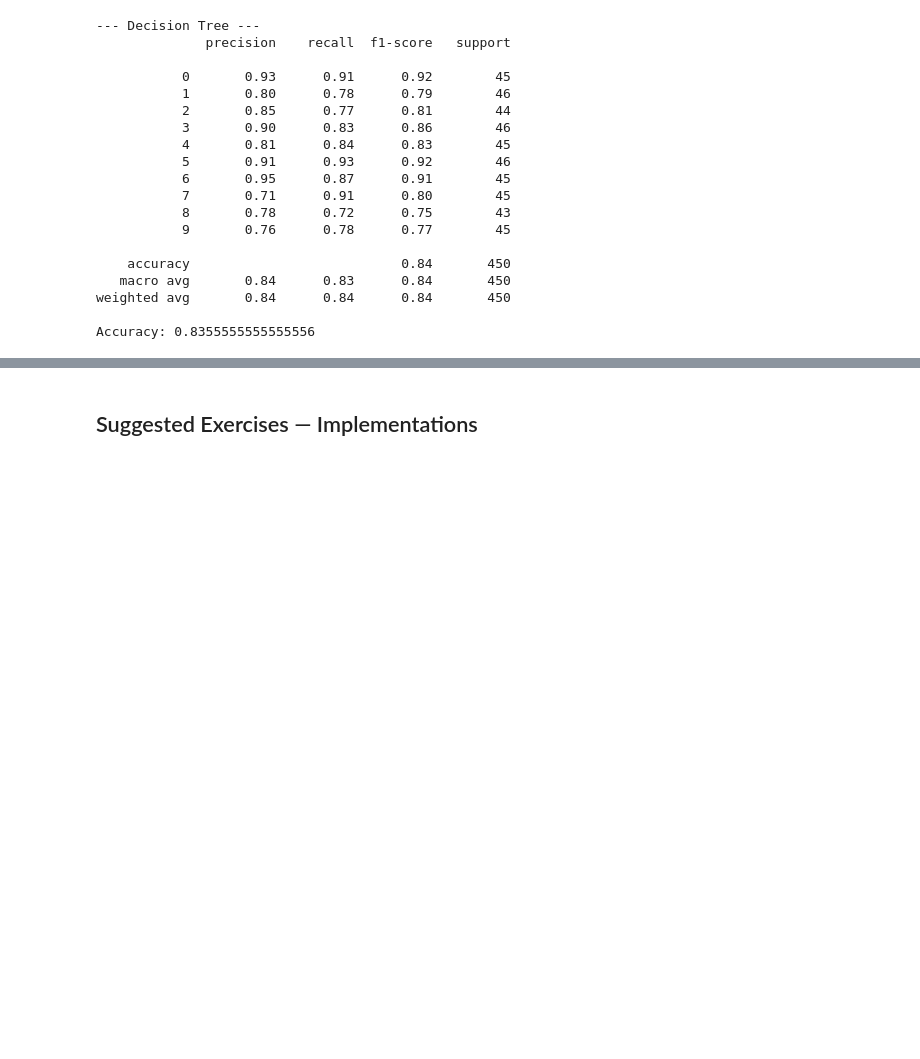
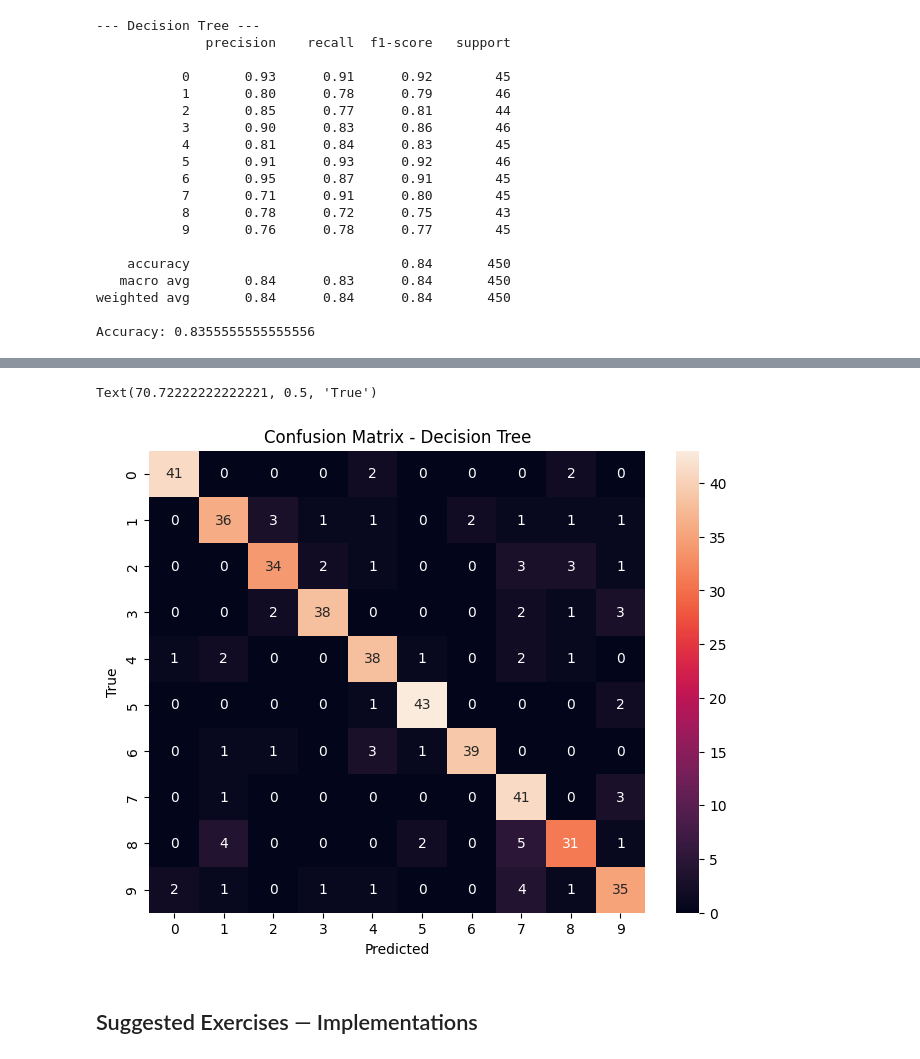
Before and after one commit to TigistW/Computer-Vision-MSc-Tasks, a Jupyter notebook: notebooks/lab-8-part-two.ipynb, the cells around one changed output, grey strips where cells are left out. Drawn from its saved outputs; the diff is of its cells as text; code cells hidden in the pictures; blank space fills up the shorter version.

```diff
--- a/notebooks/lab-8-part-two.ipynb
+++ b/notebooks/lab-8-part-two.ipynb
@@ -157,3 +172,13 @@ Models saved: knn_digits.joblib, svm_digits.joblib, dtree_digits.joblib, scaler.
+# %%
+# 7. Confusion matrices
+plt.figure(figsize=(8,6))
+sns.heatmap(cm_tree, annot=True, fmt='d')
+plt.title('Confusion Matrix - Decision Tree')
+plt.xlabel('Predicted')
+plt.ylabel('True')
+# %% [output]
+Text(70.72222222222221, 0.5, 'True')
+[figure, added]
 # %% [markdown]
 ## Suggested Exercises — Implementations
 # %%
```
Also changed, not shown: parts of 11 cells of this notebook.
